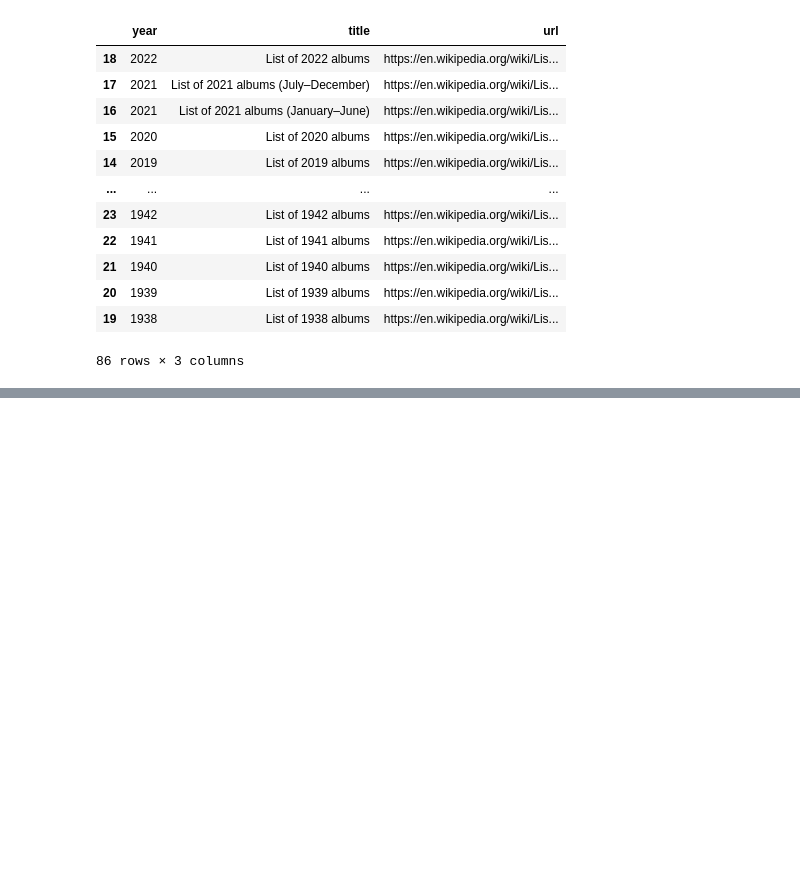
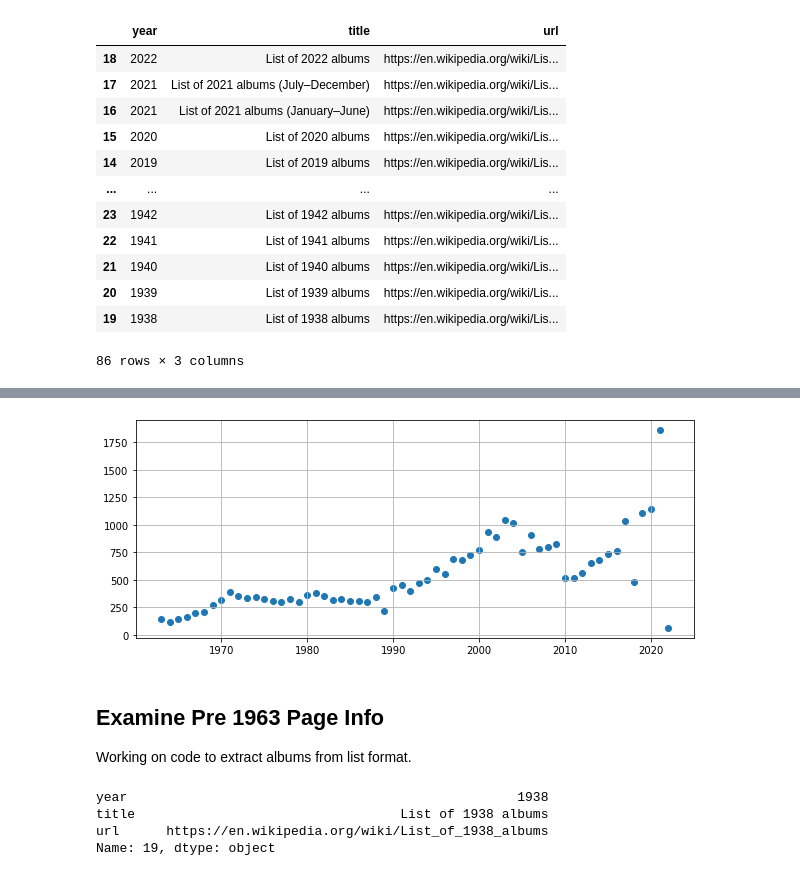
Before and after one commit to castle8080/castle_analysis, a Jupyter notebook: music_meta/wikipedia_album_info_extract.ipynb, the cells around one changed output, grey strips where cells are left out. Drawn from its saved outputs; the diff is of its cells as text; code cells hidden in the pictures; blank space fills up the shorter version.

```diff
--- a/music_meta/wikipedia_album_info_extract.ipynb
+++ b/music_meta/wikipedia_album_info_extract.ipynb
@@ -24,2 +29,4 @@ db = sqlite3.Connection("var/data/music.db")
 # %%
 url_cache = URLContentCacheSqlite(db)
+w_album_info = WikipediaAlbumInfo(url_cache)
+album_extractor = WikiListPageAlbumExtractor(url_cache)
@@ -296,0 +199,2 @@ https://en.wikipedia.org/wiki/List_of_1938_albums
+# %%
+albums = album_extractor.get_all_albums(year_list_urls)
@@ -296,0 +204,2 @@ https://en.wikipedia.org/wiki/List_of_1938_albums
+# %%
+albums['Artist'] = albums.Artist.astype(str)
@@ -296,0 +214,21 @@ https://en.wikipedia.org/wiki/List_of_1938_albums
+# %%
+album_counts_by_year = albums.groupby('year').size().reset_index().rename(columns={0: 'Count'}).sort_values(by='year')
+
+plt.figure(figsize=(10, 4))
+plt.scatter(album_counts_by_year.year, album_counts_by_year.Count)
+plt.grid(1)
+plt.show()
+# %% [output]
+[figure, added]
+# %% [markdown]
+## Examine Pre 1963 Page Info
+
+Working on code to extract albums from list format.
+# %%
+no_album_sample = year_list_urls[year_list_urls.year < 1963].sample(1).iloc[0]
+no_album_sample
+# %% [output]
+year                                                  1938
+title                                  List of 1938 albums
+url      https://en.wikipedia.org/wiki/List_of_1938_albums
+Name: 19, dtype: object
```
Also changed, not shown: parts of 38 cells of this notebook, 2 other files.
